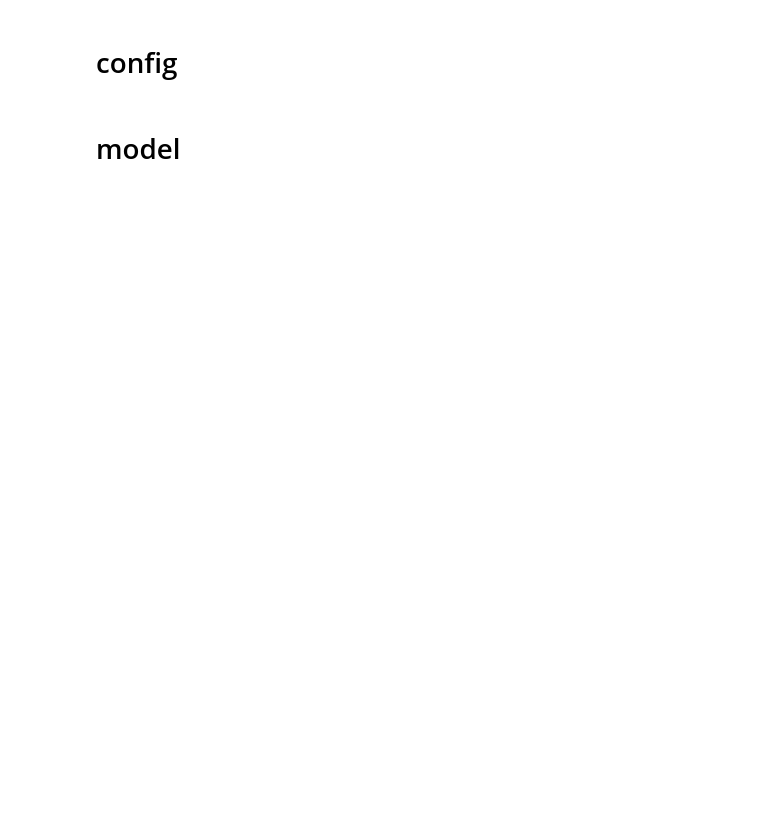
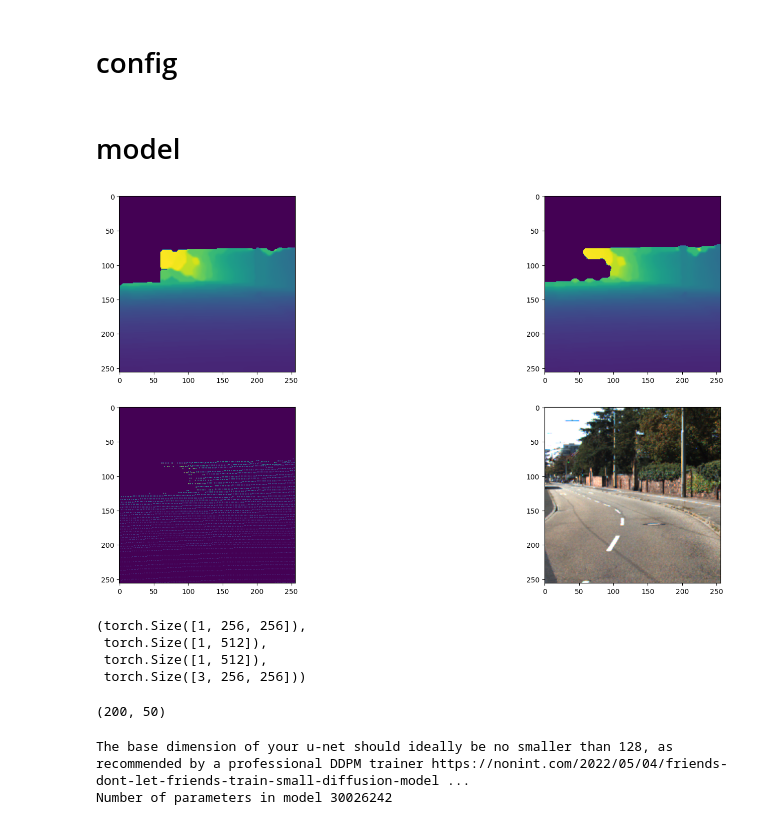
Before and after one commit to kirilllzaitsev/depth_completion_with_diffusion, a Jupyter notebook: rsl_depth_completion/conditional_diffusion/isdm_cond_rgb_and_sdm.ipynb, the cells around one changed output. Drawn from its saved outputs; the diff is of its cells as text; code cells hidden in the pictures; blank space fills up the shorter version.

```diff
--- a/rsl_depth_completion/conditional_diffusion/isdm_cond_rgb_and_sdm.ipynb
+++ b/rsl_depth_completion/conditional_diffusion/isdm_cond_rgb_and_sdm.ipynb
@@ -74,7 +75,7 @@ from rsl_depth_completion.conditional_diffusion import utils
 from rsl_depth_completion.data.kitti.kitti_dataset import CustomKittiDCDataset
 
 
-class MinimagenDatasetCustom(CustomKittiDCDataset):
+class DMDataset(CustomKittiDCDataset):
     def __init__(
         self,
         include_cond_image=False,
@@ -124,34 +125,40 @@ class MinimagenDatasetCustom(CustomKittiDCDataset):
             "sdm_embed": sdm_embed.detach(),
             "rgb_image": (rgb_image / 255).detach(),
             "sparse_dm": (sparse_dm).detach(),
         }
         return sample
 
     def extract_img_features(self, cond_image):
         return extractor_processor(
             images=torch.stack(
                 [
                     torch.from_numpy(np.array(cond_image)),
                 ]
             ),
             return_tensors="pt",
         ).pixel_values
 
 
-ds = MinimagenDatasetCustom(
+ds = DMDataset(
     ds_config=ds_config,
     image_paths=val_image_paths,
     sparse_depth_paths=val_sparse_depth_paths,
     intrinsics_paths=val_intrinsics_paths,
     ground_truth_paths=val_ground_truth_paths,
     include_cond_image=True,
     do_crop=True,
 )
 x = ds[0]
 plot_sample(x)
 x["perturbed_sdm"].shape, x["rgb_embed"].shape, x["sdm_embed"].shape, x[
     "rgb_image"
 ].shape
+# %% [output]
+[figure, added]
+(torch.Size([1, 256, 256]),
+ torch.Size([1, 512]),
+ torch.Size([1, 512]),
+ torch.Size([3, 256, 256]))
 # %%
 ds_subset = torch.utils.data.Subset(
     ds,
@@ -168,14 +175,16 @@ if is_cluster:
     BATCH_SIZE = 16
     NUM_WORKERS = min(20, BATCH_SIZE)
 else:
-    BATCH_SIZE = 4
+    BATCH_SIZE = 2
     NUM_WORKERS = 0
 
 dl_opts = {
     "batch_size": BATCH_SIZE,
     "num_workers": NUM_WORKERS,
     "drop_last": True,
-    # "collate_fn": MinimagenCollator(device),
 }
 train_dataloader = torch.utils.data.DataLoader(train_dataset, **dl_opts, shuffle=True)
 valid_dataloader = torch.utils.data.DataLoader(valid_dataset, **dl_opts, shuffle=False)
+len(train_dataloader), len(valid_dataloader)
+# %% [output]
+(200, 50)
@@ -203,7 +210,7 @@ unet_base_params = dict(
     memory_efficient=False,
     attend_at_middle=False,
     cond_dim=None,
-    cond_images_channels=3,
+    cond_images_channels=1,
 )
 imagen_params = dict(
     text_embed_dim=512,
@@ -229,10 +236,11 @@ imagen = Imagen(unets=unets, **imagen_params)
 unet_base.to(device)
 imagen.to(device)
 
-imagen = torch.compile(imagen)
-
 print(
     "Number of parameters in model",
     sum(p.numel() for p in imagen.parameters() if p.requires_grad),
 )
+# %% [output]
+The base dimension of your u-net should ideally be no smaller than 128, as recommended by a professional DDPM trainer https://nonint.com/2022/05/04/friends-dont-let-friends-train-small-diffusion-model ...
+Number of parameters in model 30026242
 # %%
```
Also changed, not shown: parts of 5 cells of this notebook.
